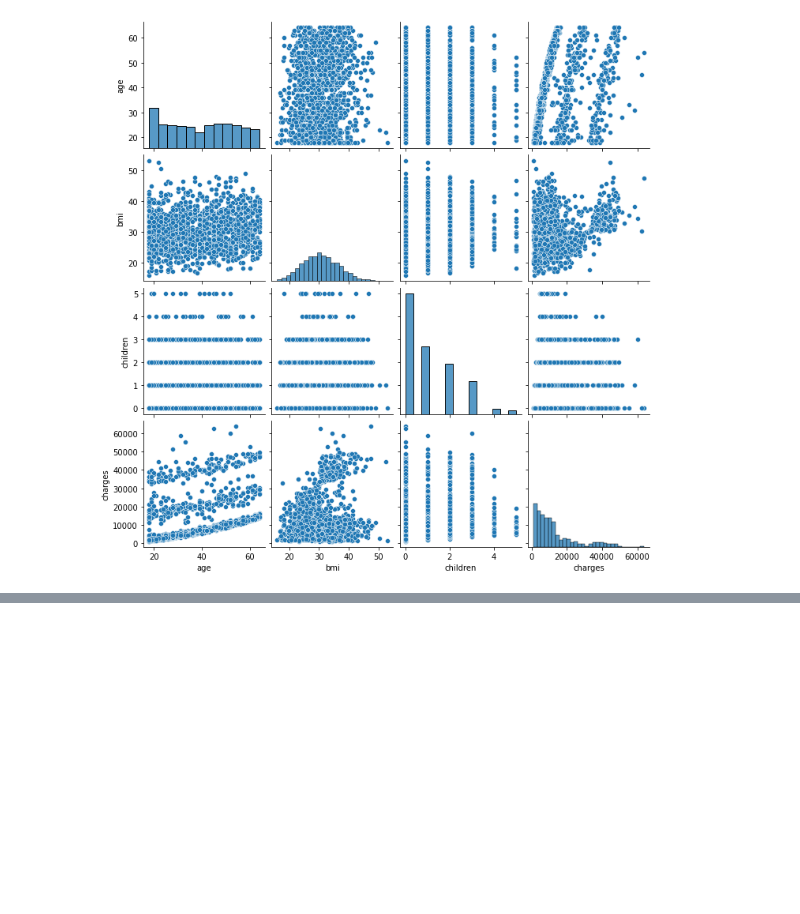
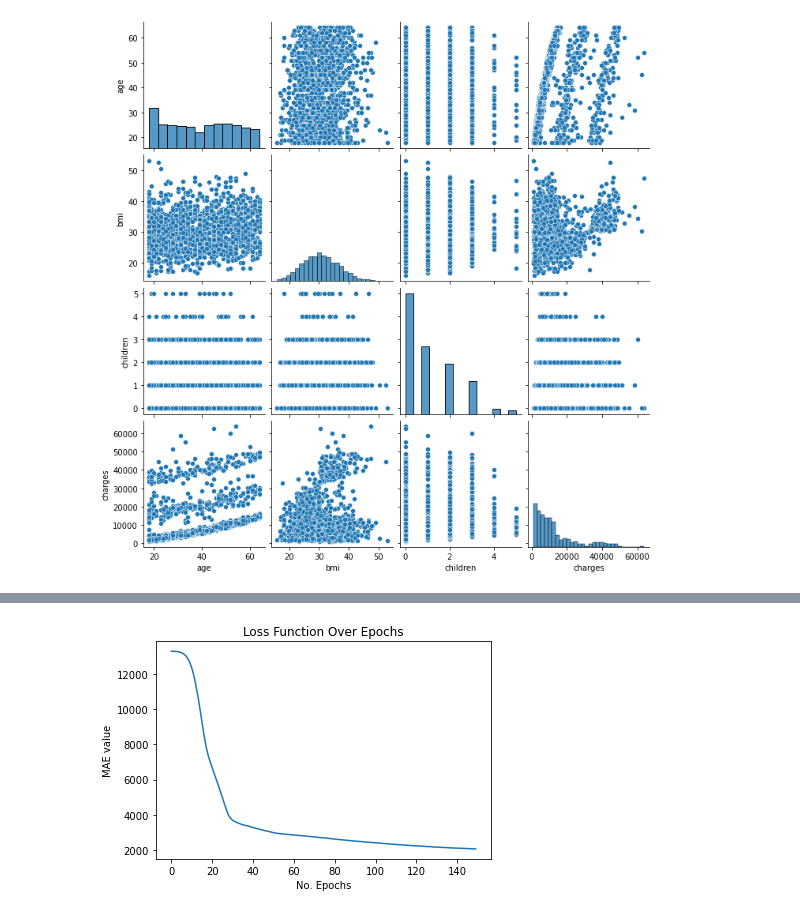
Before and after one commit to Mjzeolla/DS_3010_Project, a Jupyter notebook: DS 3010 Project Code.ipynb, the cells around one changed output, grey strips where cells are left out. Saved outputs shown, nothing was run; the diff lists cells and outputs as text; code cells hidden in the pictures; blank space fills up the shorter version.

```diff
--- a/DS 3010 Project Code.ipynb
+++ b/DS 3010 Project Code.ipynb
@@ -140,0 +172,4 @@ plt.title('Smoker vs Charges')
+# %%
+scaler = StandardScaler()
+X_train = scaler.fit_transform(X_train)
+X_test = scaler.transform(X_test)
@@ -140,0 +214,11 @@ plt.title('Smoker vs Charges')
+# %%
+from sklearn.linear_model import Lasso
+basic_lasso_reg = Lasso()
+basic_lasso_reg.fit(X_train, y_train)
+rSqrted = basic_lasso_reg.score(X_test, y_test)
+print(basic_lasso_reg.intercept_)
+print(basic_lasso_reg.coef_)
+print(rSqrted)
+adj_rSqrted = 1 - (1-rSqrted)*(len(y)-1)/(len(y)-X_train.shape[1]-1)
+print(adj_rSqrted)
+results['basic_lasso_reg'] = [rSqrted, adj_rSqrted]
@@ -140,0 +284,20 @@ plt.title('Smoker vs Charges')
+# %%
+import tensorflow as tf
+from tensorflow import keras
+from tensorflow.keras import layers
+
+
+def generateNeuralNetwork():
+    tf.random.set_seed(1)
+    model = keras.Sequential([
+        layers.Dense(256, activation='relu'),
+        layers.Dense(128, activation='relu'),
+        layers.Dense(64, activation='relu'),
+        layers.Dense(1)
+    ])
+    model.compile(loss='mean_absolute_error', optimizer=tf.keras.optimizers.Adam(0.001), metrics=['mse'])
+    return model
+# %%
+base_model = generateNeuralNetwork()
+history = base_model.fit(x=X_train, y=y_train, batch_size = 128, epochs=150, verbose=0)
+base_model.summary()
@@ -140,0 +322,8 @@ plt.title('Smoker vs Charges')
+# %%
+plt.plot(history.history['loss'])
+plt.title('Loss Function Over Epochs')
+plt.ylabel('MAE value')
+plt.xlabel('No. Epochs')
+plt.show()
+# %% [output]
+[figure, added]
```
Also changed, not shown: parts of 27 cells of this notebook.
